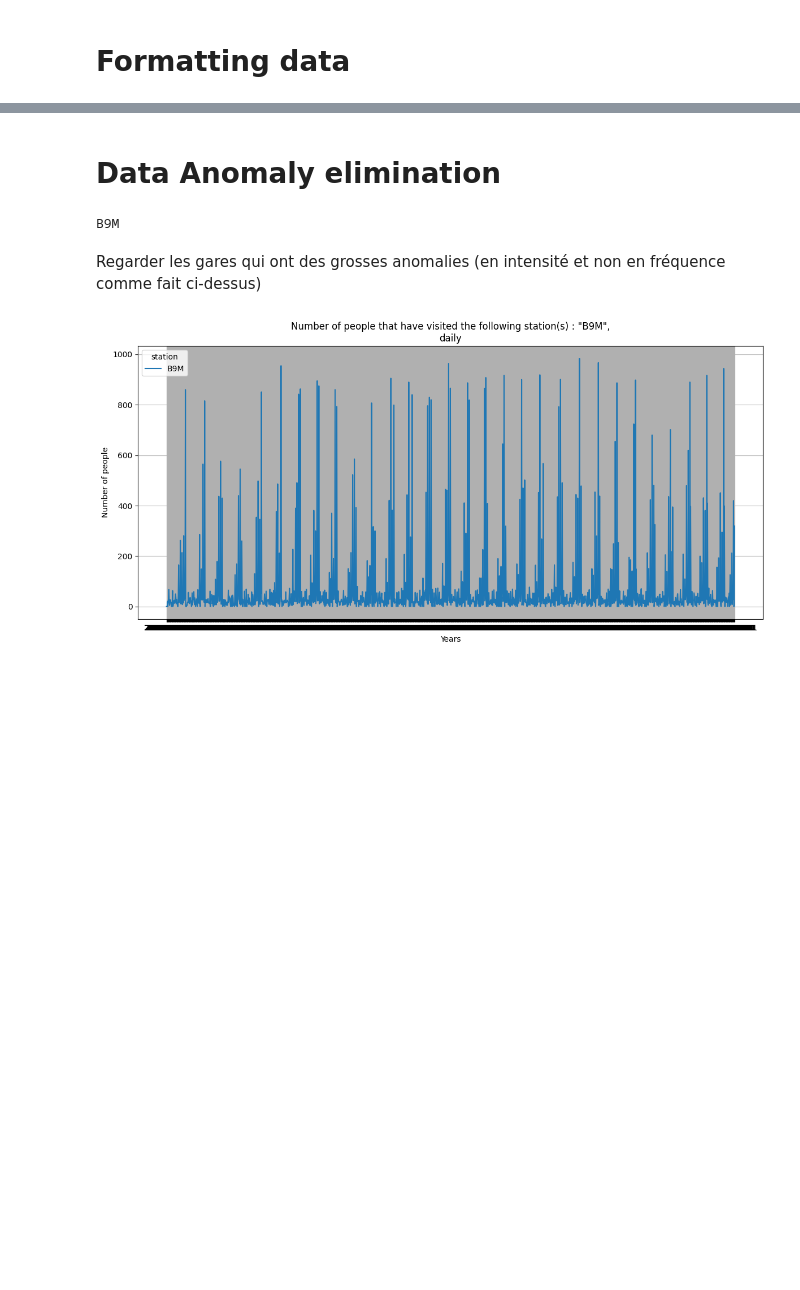
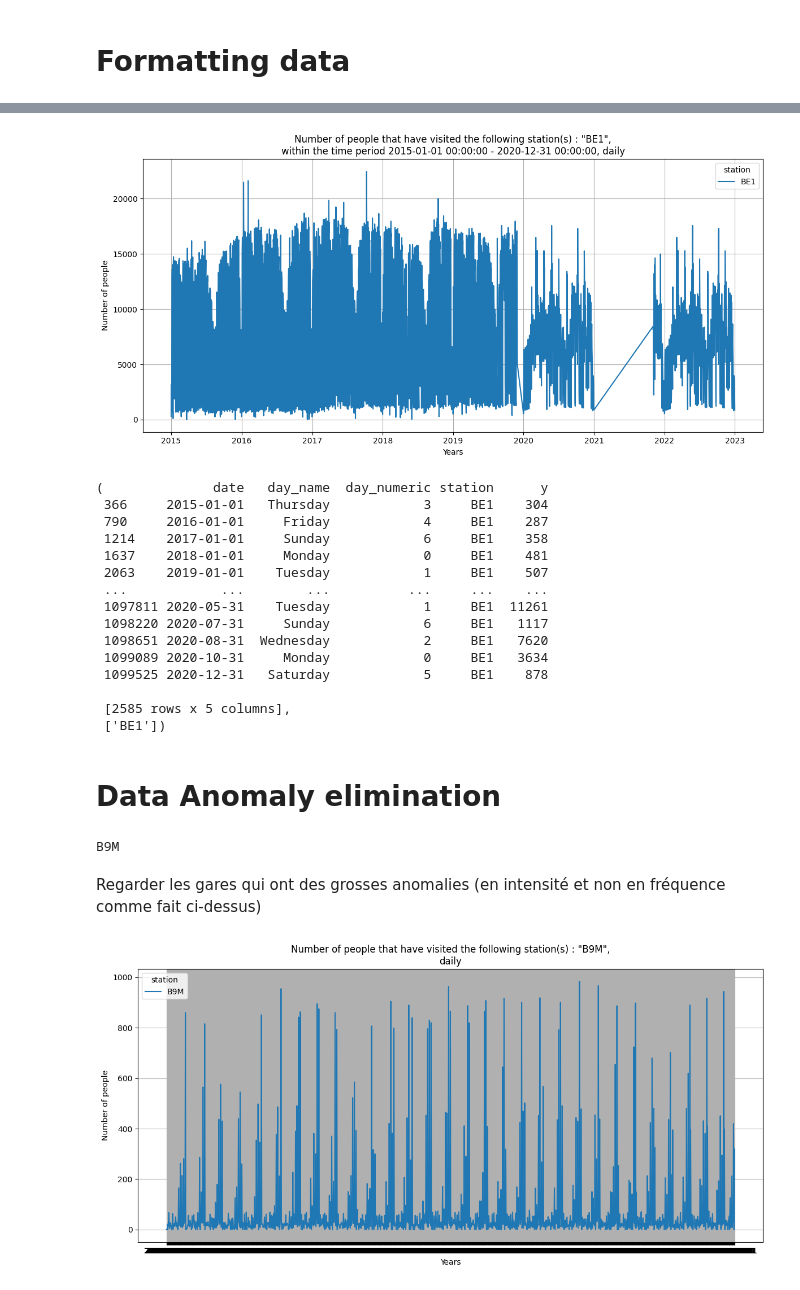
Before and after one commit to mathisemb/challenge_sncf_2024, a Jupyter notebook: utils/DataPreprocessing.ipynb, the cells around one changed output, grey strips where cells are left out. Drawn from its saved outputs; the diff is of its cells as text; code cells hidden in the pictures; blank space fills up the shorter version.

```diff
--- a/utils/DataPreprocessing.ipynb
+++ b/utils/DataPreprocessing.ipynb
@@ -143,0 +70,20 @@ test_data
+# %%
+covid_replaced_data = replicate_one_year(train_data_covid_removed)
+display_by_station(covid_replaced_data, stations=['BE1'], display_mode='dates')
+# %% [output]
+[figure, added]
+(              date   day_name  day_numeric station      y
+ 366     2015-01-01   Thursday            3     BE1    304
+ 790     2016-01-01     Friday            4     BE1    287
+ 1214    2017-01-01     Sunday            6     BE1    358
+ 1637    2018-01-01     Monday            0     BE1    481
+ 2063    2019-01-01    Tuesday            1     BE1    507
+ ...            ...        ...          ...     ...    ...
+ 1097811 2020-05-31    Tuesday            1     BE1  11261
+ 1098220 2020-07-31     Sunday            6     BE1   1117
+ 1098651 2020-08-31  Wednesday            2     BE1   7620
+ 1099089 2020-10-31     Monday            0     BE1   3634
+ 1099525 2020-12-31   Saturday            5     BE1    878
+
+ [2585 rows x 5 columns],
+ ['BE1'])
```
Also changed, not shown: parts of 18 cells of this notebook, 10 other files.
